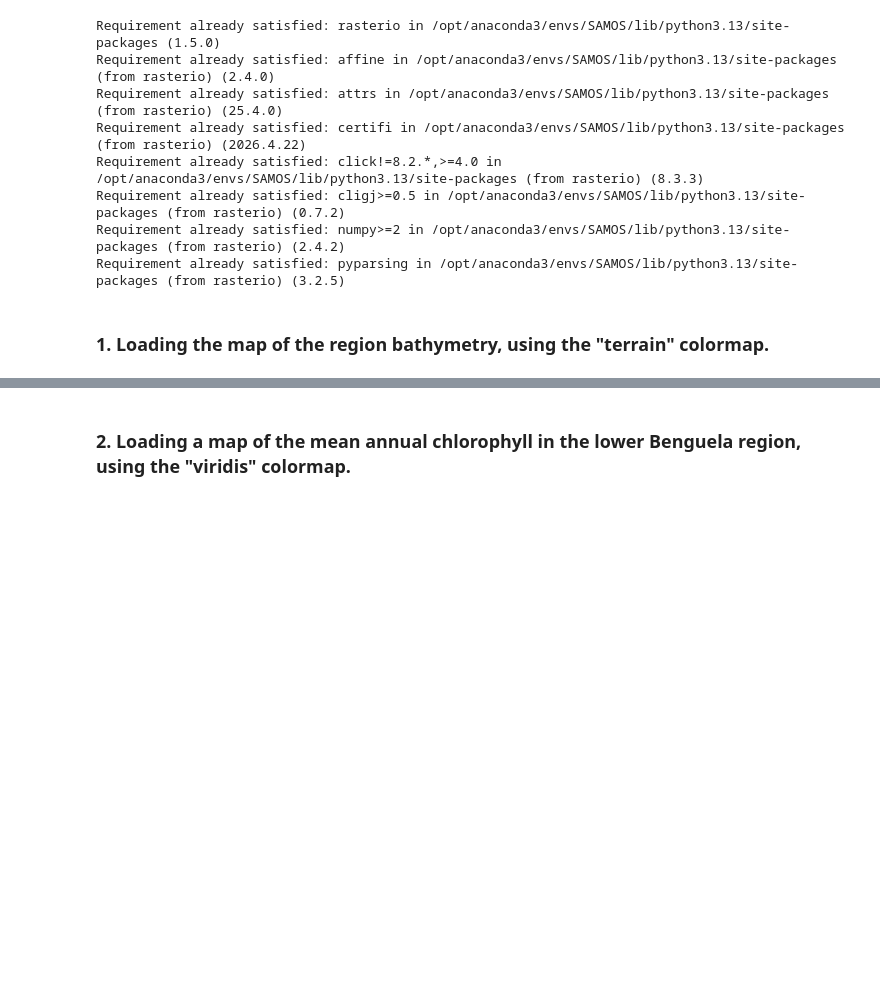
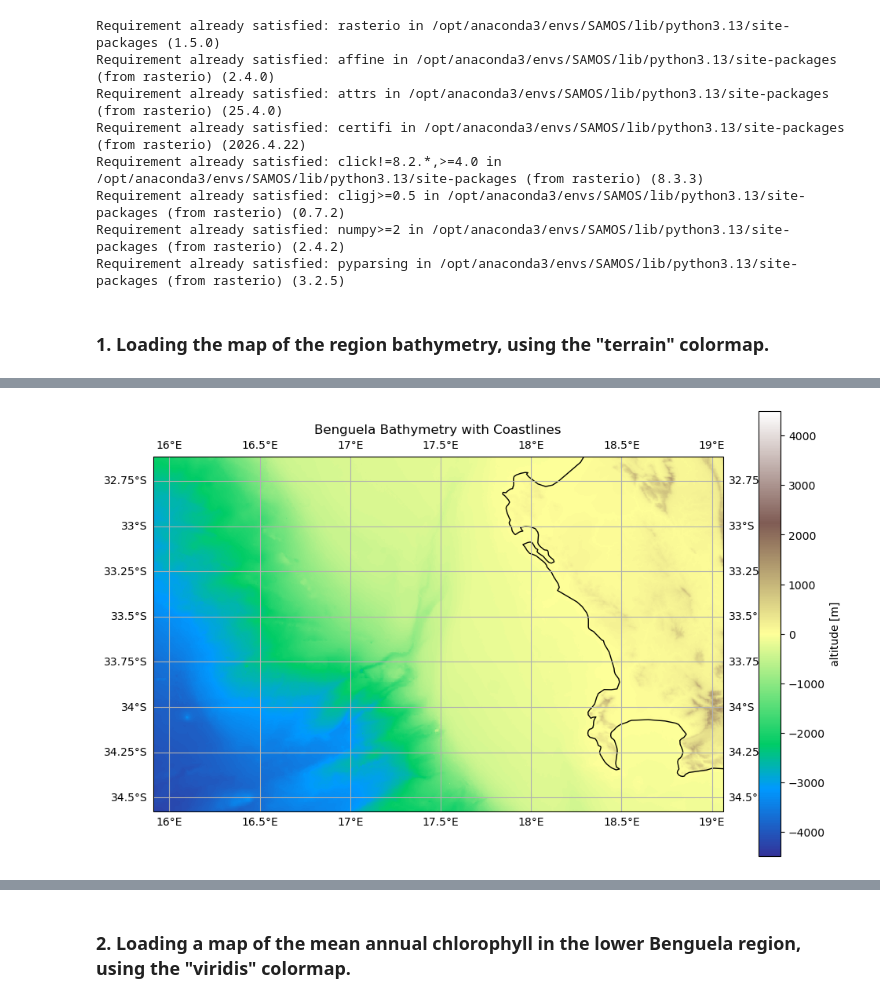
Before and after one commit to lithamkatshwa-droid/SAMOS2026-Core3CS-BenguelaPythoneers, a Jupyter notebook: Benguela_Pythoneers.ipynb, the cells around one changed output, grey strips where cells are left out. Cells and saved outputs as stored; diff of their text form; code cells hidden in the pictures; blank space fills up the shorter version.

```diff
--- a/Benguela_Pythoneers.ipynb
+++ b/Benguela_Pythoneers.ipynb
@@ -32,3 +62,32 @@ warnings.filterwarnings("ignore",category=RuntimeWarning)
+# %%
+# map of the bathymetry
+# Create figure with map projection
+extent = [15.91, 19.06, -34.77, -32.8]
+fig = plt.figure(figsize=(10,6))
+ax = plt.axes(projection=ccrs.PlateCarree())
+im = bathymetry.plot(ax = ax, cmap = "terrain", transform = ccrs.PlateCarree())
+# Set map extent explicitly
+ax.set_extent(extent)
+# Add coastlines
+ax.coastlines(resolution="10m", linewidth=1)
+ax.gridlines(draw_labels = True)
+
+# Land fill
+ax.add_feature(cfeature.LAND, color="lightgray")
+
+# Add colorbar
+# plt.colorbar(im, ax=ax, label="Depth (m)")
+
+# Title
+ax.set_title("Benguela Bathymetry with Coastlines")
+plt.tight_layout()
+# SAVE FIGURE
+plt.savefig("Figure1_Bathymetry.png", dpi=300, bbox_inches='tight')
+
+# Display figure
+plt.show()
+# %% [output]
+[figure, added]
 # %%
 # Open bathymetry file
 with rasterio.open("benguela_bathymetry.grd") as src:
```
Also changed, not shown: parts of 6 cells of this notebook.
